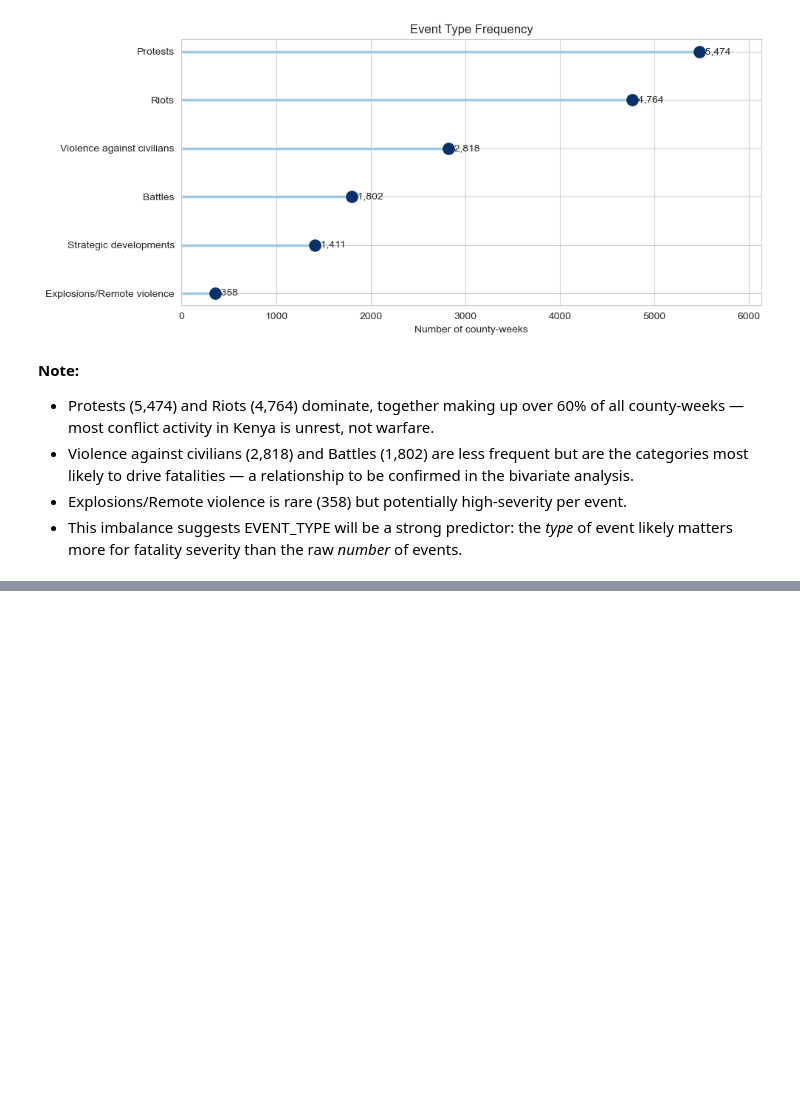
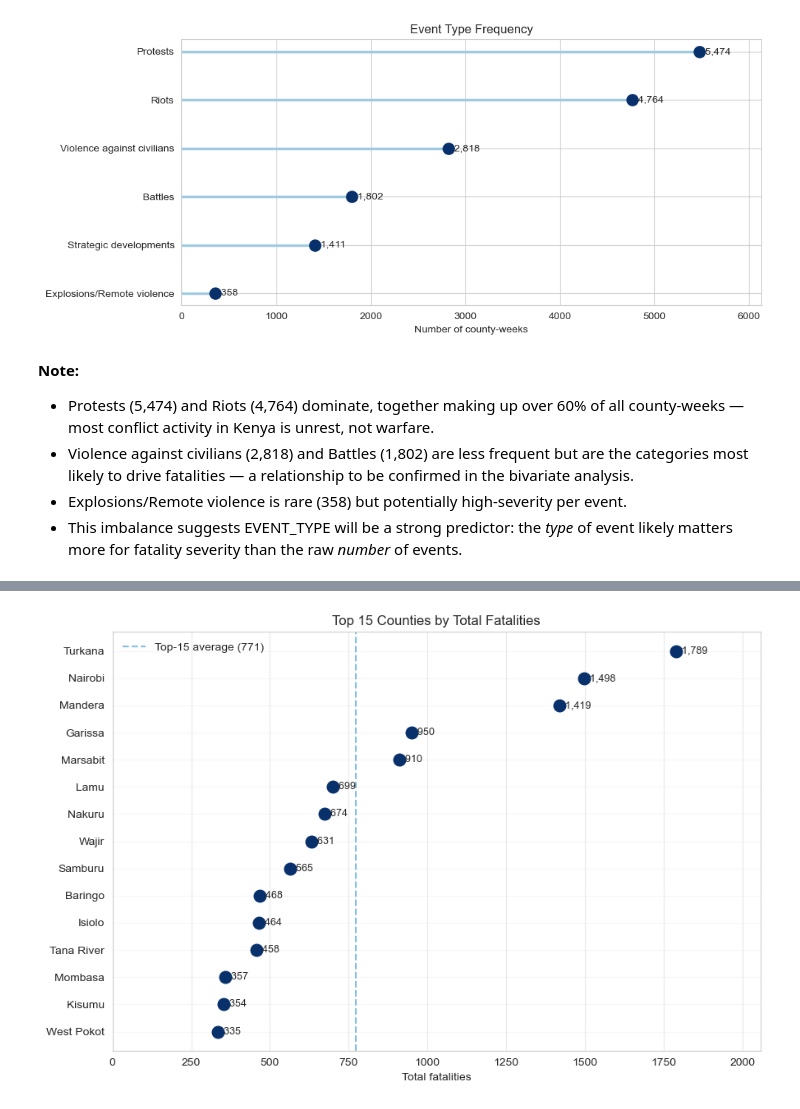
Before and after one commit to KimutaiHub/kenya-political-violence-risk-prediction, a Jupyter notebook: master_notebook.ipynb, the cells around one changed output, grey strips where cells are left out. Cells and saved outputs as stored; diff of their text form; code cells hidden in the pictures; blank space fills up the shorter version.

```diff
--- a/master_notebook.ipynb
+++ b/master_notebook.ipynb
@@ -982,0 +1008,23 @@ plt.show()
+# %%
+# Dot plot — top 15 counties by total fatalities
+top_fatal = df.groupby('COUNTY')['FATALITIES'].sum().nlargest(15).sort_values()
+mean_val = top_fatal.mean()
+
+plt.figure(figsize=(9, 6))
+plt.scatter(top_fatal.values, top_fatal.index, s=110, color='#08306b', zorder=3)
+plt.axvline(mean_val, color='#6baed6', linestyle='--', alpha=0.8,
+            label=f'Top-15 average ({mean_val:,.0f})')
+
+for i, v in enumerate(top_fatal.values):
+    plt.text(v, i, f'  {v:,}', va='center', fontsize=9)
+
+plt.grid(axis='x', alpha=0.4)
+plt.grid(axis='y', alpha=0.15)
+plt.title('Top 15 Counties by Total Fatalities')
+plt.xlabel('Total fatalities')
+plt.xlim(0, top_fatal.max() * 1.15)
+plt.legend(frameon=False)
+plt.tight_layout()
+plt.show()
+# %% [output]
+[figure, added]
```
Also changed, not shown: parts of 29 cells of this notebook.
